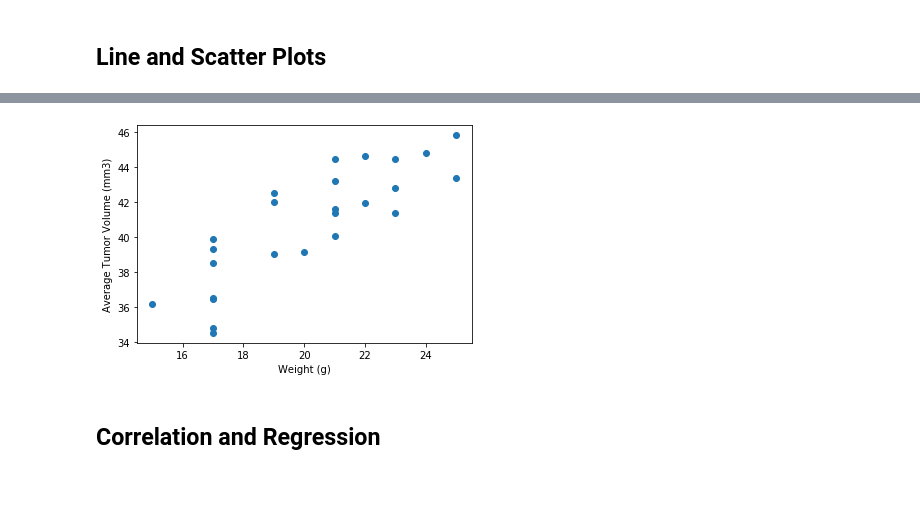
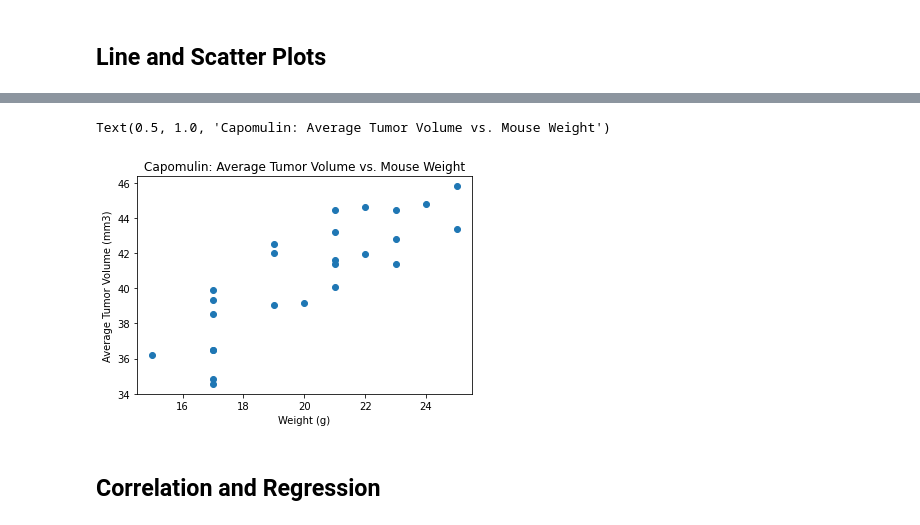
Before and after one commit to geyo/matplotlib-challenge, a Jupyter notebook: Pymaceuticals/pymaceuticals.ipynb, the cells around one changed output, grey strips where cells are left out. Saved outputs shown, nothing was run; the diff lists cells and outputs as text; code cells hidden in the pictures; blank space fills up the shorter version.

Commit message:
line plot and scatterplot completed

```diff
--- a/Pymaceuticals/pymaceuticals.ipynb
+++ b/Pymaceuticals/pymaceuticals.ipynb
@@ -342,0 +339,4 @@ plt.scatter()
+# %%
+# Grab all instances of Capomulin being tested from mouse results dataframe.
+all_capomulin = mouse_results.loc[mouse_results["Drug Regimen"] == "Capomulin"]
+all_capomulin["Mouse ID"].unique()
@@ -342,0 +377,4 @@ plt.scatter()
+# %%
+# Group all capomulin dataframe by mouse ID, and grab average tumor volume for each.
+capomulin_mean_tum = all_capomulin.groupby(["Mouse ID"]).mean()
+capomulin_mean_tum
@@ -343,7 +400,12 @@ plt.scatter()
 # %%
 # Generate a scatter plot of average tumor volume vs. mouse weight for the Capomulin regimen
+plt.scatter(capomulin_mean_tum["Weight (g)"], capomulin_mean_tum["Tumor Volume (mm3)"])
+plt.xlabel("Weight (g)")
+plt.ylabel("Average Tumor Volume (mm3)")
+plt.title("Capomulin: Average Tumor Volume vs. Mouse Weight")
 # %% [output]
+Text(0.5, 1.0, 'Capomulin: Average Tumor Volume vs. Mouse Weight')
-[figure, old version]
+[figure, new version]
 # %% [markdown]
 ## Correlation and Regression
 # %%
```
Also changed, not shown: parts of 10 cells of this notebook.
